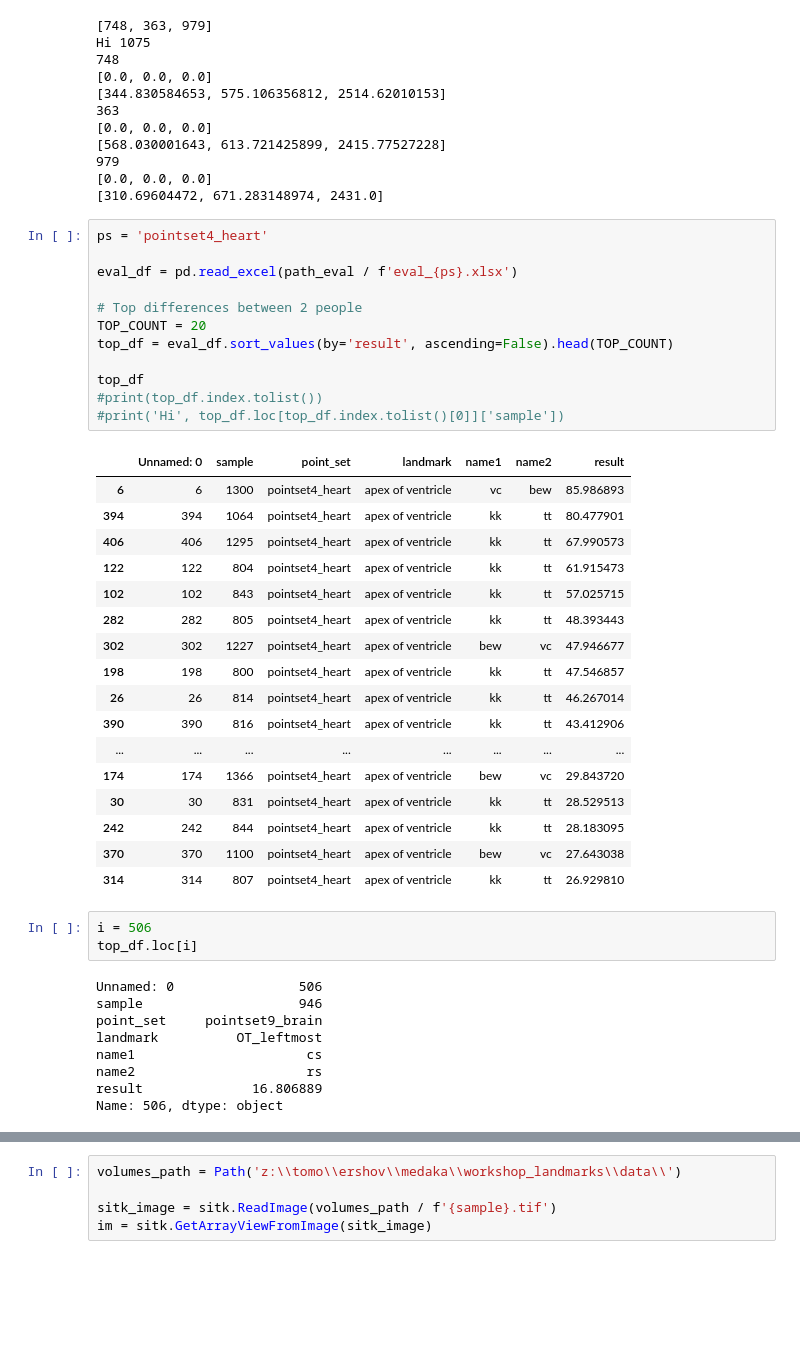
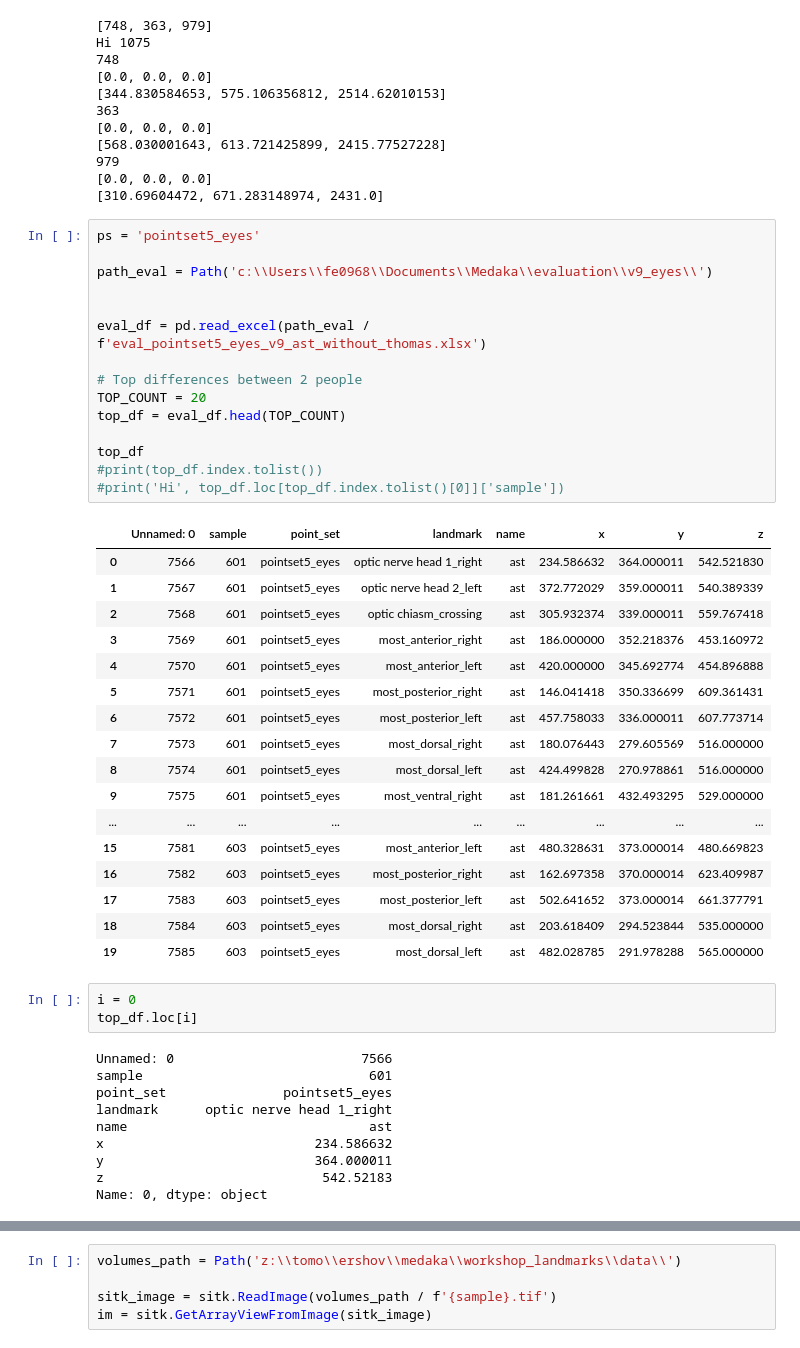
Before and after one commit to axruff/Medaka, a Jupyter notebook: LandmarksVisualize.ipynb, the cells around one changed output, grey strips where cells are left out. Cells and saved outputs as stored; diff of their text form; blank space fills up the shorter version.

Commit message:
ADD: Data table for eyes (without Thomas) 41 samples. Filtering

```diff
--- a/LandmarksVisualize.ipynb
+++ b/LandmarksVisualize.ipynb
@@ -304,47 +304,51 @@ Hi 1075
 [0.0, 0.0, 0.0]
 [310.69604472, 671.283148974, 2431.0]
 # %%
-ps = 'pointset4_heart'
+ps = 'pointset5_eyes'
 
-eval_df = pd.read_excel(path_eval / f'eval_{ps}.xlsx')
+path_eval = Path('c:\\Users\\fe0968\\Documents\\Medaka\\evaluation\\v9_eyes\\')
+
+
+eval_df = pd.read_excel(path_eval / f'eval_pointset5_eyes_v9_ast_without_thomas.xlsx')
 
 # Top differences between 2 people
 TOP_COUNT = 20
-top_df = eval_df.sort_values(by='result', ascending=False).head(TOP_COUNT)
+top_df = eval_df.head(TOP_COUNT)
 
 top_df
 #print(top_df.index.tolist())
 #print('Hi', top_df.loc[top_df.index.tolist()[0]]['sample'])
 # %% [output]
-|  | Unnamed: 0 | sample | point_set | landmark | name1 | name2 | result |
-| 6 | 6 | 1300 | pointset4_heart | apex of ventricle | vc | bew | 85.986893 |
-| 394 | 394 | 1064 | pointset4_heart | apex of ventricle | kk | tt | 80.477901 |
-| 406 | 406 | 1295 | pointset4_heart | apex of ventricle | kk | tt | 67.990573 |
-| 122 | 122 | 804 | pointset4_heart | apex of ventricle | kk | tt | 61.915473 |
-| 102 | 102 | 843 | pointset4_heart | apex of ventricle | kk | tt | 57.025715 |
-| 282 | 282 | 805 | pointset4_heart | apex of ventricle | kk | tt | 48.393443 |
-| 302 | 302 | 1227 | pointset4_heart | apex of ventricle | bew | vc | 47.946677 |
-| 198 | 198 | 800 | pointset4_heart | apex of ventricle | kk | tt | 47.546857 |
-| 26 | 26 | 814 | pointset4_heart | apex of ventricle | kk | tt | 46.267014 |
-| 390 | 390 | 816 | pointset4_heart | apex of ventricle | kk | tt | 43.412906 |
-| ... | ... | ... | ... | ... | ... | ... | ... |
-| 174 | 174 | 1366 | pointset4_heart | apex of ventricle | bew | vc | 29.843720 |
-| 30 | 30 | 831 | pointset4_heart | apex of ventricle | kk | tt | 28.529513 |
-| 242 | 242 | 844 | pointset4_heart | apex of ventricle | kk | tt | 28.183095 |
-| 370 | 370 | 1100 | pointset4_heart | apex of ventricle | bew | vc | 27.643038 |
-| 314 | 314 | 807 | pointset4_heart | apex of ventricle | kk | tt | 26.929810 |
+|  | Unnamed: 0 | sample | point_set | landmark | name | x | y | z |
+| 0 | 7566 | 601 | pointset5_eyes | optic nerve head 1_right | ast | 234.586632 | 364.000011 | 542.521830 |
+| 1 | 7567 | 601 | pointset5_eyes | optic nerve head 2_left | ast | 372.772029 | 359.000011 | 540.389339 |
+| 2 | 7568 | 601 | pointset5_eyes | optic chiasm_crossing | ast | 305.932374 | 339.000011 | 559.767418 |
+| 3 | 7569 | 601 | pointset5_eyes | most_anterior_right | ast | 186.000000 | 352.218376 | 453.160972 |
+| 4 | 7570 | 601 | pointset5_eyes | most_anterior_left | ast | 420.000000 | 345.692774 | 454.896888 |
+| 5 | 7571 | 601 | pointset5_eyes | most_posterior_right | ast | 146.041418 | 350.336699 | 609.361431 |
+| 6 | 7572 | 601 | pointset5_eyes | most_posterior_left | ast | 457.758033 | 336.000011 | 607.773714 |
+| 7 | 7573 | 601 | pointset5_eyes | most_dorsal_right | ast | 180.076443 | 279.605569 | 516.000000 |
+| 8 | 7574 | 601 | pointset5_eyes | most_dorsal_left | ast | 424.499828 | 270.978861 | 516.000000 |
+| 9 | 7575 | 601 | pointset5_eyes | most_ventral_right | ast | 181.261661 | 432.493295 | 529.000000 |
+| ... | ... | ... | ... | ... | ... | ... | ... | ... |
+| 15 | 7581 | 603 | pointset5_eyes | most_anterior_left | ast | 480.328631 | 373.000014 | 480.669823 |
+| 16 | 7582 | 603 | pointset5_eyes | most_posterior_right | ast | 162.697358 | 370.000014 | 623.409987 |
+| 17 | 7583 | 603 | pointset5_eyes | most_posterior_left | ast | 502.641652 | 373.000014 | 661.377791 |
+| 18 | 7584 | 603 | pointset5_eyes | most_dorsal_right | ast | 203.618409 | 294.523844 | 535.000000 |
+| 19 | 7585 | 603 | pointset5_eyes | most_dorsal_left | ast | 482.028785 | 291.978288 | 565.000000 |
 # %%
-i = 506
+i = 0
 top_df.loc[i]
 # %% [output]
-Unnamed: 0                506
-sample                    946
-point_set     pointset9_brain
-landmark          OT_leftmost
-name1                      cs
-name2                      rs
-result              16.806889
-Name: 506, dtype: object
+Unnamed: 0                        7566
+sample                             601
+point_set               pointset5_eyes
+landmark      optic nerve head 1_right
+name                               ast
+x                           234.586632
+y                           364.000011
+z                            542.52183
+Name: 0, dtype: object
 # %%
 
 sample = top_df.loc[i]['sample']
```
Also changed, not shown: parts of 5 cells of this notebook, 3 other files.
